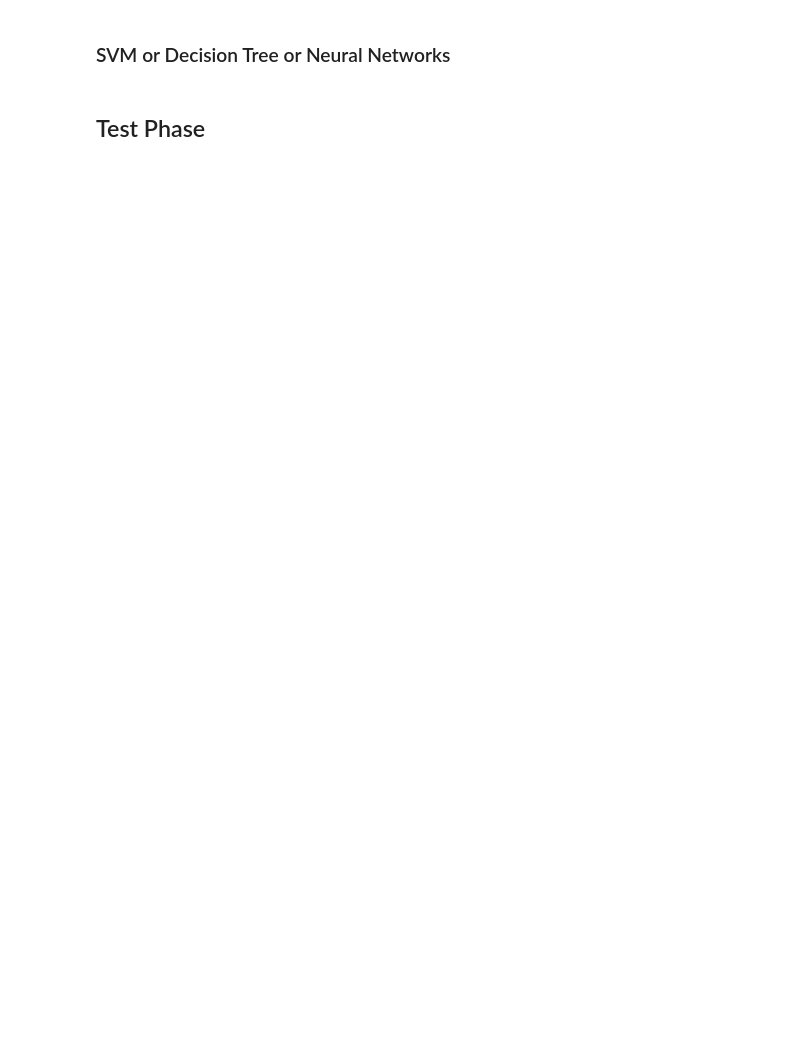
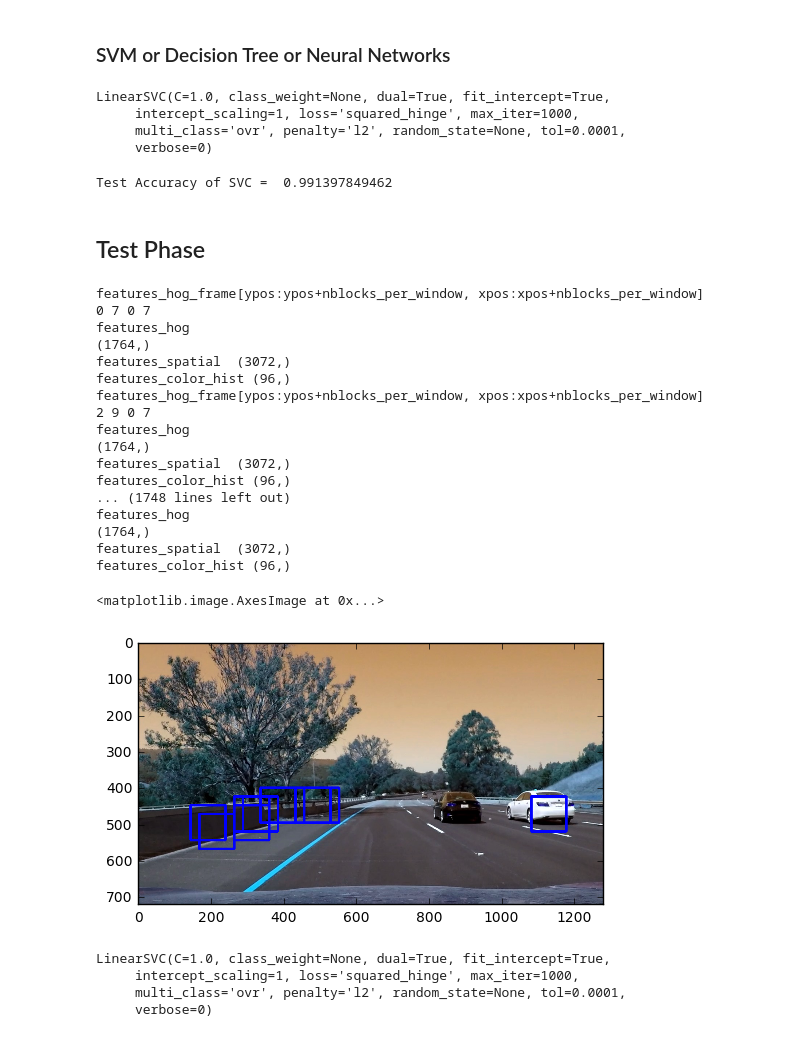
Before and after one commit to anujpotnis/CarND-Vehicle-Detection, a Jupyter notebook: vehicle-detection.ipynb, the cells around one changed output. Cells and saved outputs as stored; diff of their text form; code cells hidden in the pictures; blank space fills up the shorter version.

```diff
--- a/vehicle-detection.ipynb
+++ b/vehicle-detection.ipynb
@@ -3,6 +3,10 @@
 # %%
 # Define HOG parameters
 p_HOG = {'orient':9, 'pix_per_cell':8, 'cell_per_block':2}
+
+ystart = 400
+ystop = 656
+scale = 1.5
 # %% [markdown]
 ### Library Import and Data Read
 # %%
@@ -90,0 +123,3 @@ X_data = scale_features(features_array)
+# %%
+XScaler = StandardScaler().fit(features_array)
+X_data = XScaler.transform(features_array)
@@ -123,12 +171,19 @@ X_train, X_test, y_train, y_test = train_test_split(
 # %%
 svc = LinearSVC()
 svc.fit(X_train, y_train)
+# %% [output]
+LinearSVC(C=1.0, class_weight=None, dual=True, fit_intercept=True,
+     intercept_scaling=1, loss='squared_hinge', max_iter=1000,
+     multi_class='ovr', penalty='l2', random_state=None, tol=0.0001,
+     verbose=0)
 # %%
 print('Test Accuracy of SVC = ', svc.score(X_test, y_test))
+# %% [output]
+Test Accuracy of SVC =  0.991397849462
 # %% [markdown]
 ## Test Phase
 # %%
-img = cv2.imread('./test_images/test1.jpg')
+img = cv2.imread('./test_images/test6.jpg')
 img_hsv = cv2.cvtColor(img, cv2.COLOR_BGR2HSV)
 gray = cv2.cvtColor(img, cv2.COLOR_BGR2GRAY)
 
@@ -139,7 +194,7 @@ def find_cars(img, ystart, ystop, scale, svc,  p_HOG):
     img_roi = img[ystart:ystop,:,:]
     if scale != 1:
         imshape = img_roi.shape
-        ctrans_tosearch = cv2.resize(img_tosearch, (np.int(imshape[1]/scale), np.int(imshape[0]/scale)))
+        img_roi = cv2.resize(img_roi, (np.int(imshape[1]/scale), np.int(imshape[0]/scale)))
 
     ch1 = img_roi[:,:,0]
     ch2 = img_roi[:,:,1]
@@ -176,42 +231,78 @@ def find_cars(img, ystart, ystop, scale, svc,  p_HOG):
             ypos = yb*cells_per_step
             xpos = xb*cells_per_step
             # Extract HOG for this patch
+            print('features_hog_frame[ypos:ypos+nblocks_per_window, xpos:xpos+nblocks_per_window]')
+            print(ypos, ypos+nblocks_per_window, xpos, xpos+nblocks_per_window)
             features_hog = features_hog_frame[ypos:ypos+nblocks_per_window, xpos:xpos+nblocks_per_window].ravel()
-
+            print('features_hog')
+            print(features_hog.shape)
             xleft = xpos*p_HOG['pix_per_cell']
             ytop = ypos*p_HOG['pix_per_cell']
 
             # Extract the image patch
             img_patch = cv2.resize(img_roi[ytop:ytop+window, xleft:xleft+window], (64,64))
 
             # Get color features
             features_spatial = bin_spatial(img_patch)
+            print('features_spatial ',features_spatial.shape)
+
             features_color_hist = color_hist(img_patch)
+            print('features_color_hist', features_color_hist.shape)
+
+#             print("Testing: ")
+#             print(np.max(features_hog))
+#             print(np.max(features_spatial))
+#             print(np.max(features_color_hist))
 
             # Scale features and make a prediction
 #             test_features = np.hstack((spatial_features, hist_features, features_hog)).reshape(1, -1)
-            test_features = np.concatenate((features_hog, features_spatial, features_color_hist))
-            test_features = scale_features(test_features)
+            test_features = np.concatenate((features_hog, features_spatial, features_color_hist)).reshape(1, -1)
+#             test_features = scale_features(test_features)
+            test_features = XScaler.transform(test_features)
+#             test_features = PCA.transform(test_features)
+            test_features.shape
 
             #test_features = X_scaler.transform(np.hstack((shape_feat, hist_feat)).reshape(1, -1))
             test_prediction = svc.predict(test_features)
+
 
             if test_prediction == 1:
                 xbox_left = np.int(xleft*scale)
                 ytop_draw = np.int(ytop*scale)
                 win_draw = np.int(window*scale)
                 cv2.rectangle(draw_img,(xbox_left, ytop_draw+ystart),(xbox_left+win_draw,ytop_draw+win_draw+ystart),(0,0,255),6)
 
     return draw_img
 
-ystart = 400
-ystop = 656
-scale = 1
-
 out_img = find_cars(img, ystart, ystop, scale, svc, p_HOG)
 
 plt.imshow(out_img)
+# %% [output]
+features_hog_frame[ypos:ypos+nblocks_per_window, xpos:xpos+nblocks_per_window]
+0 7 0 7
+features_hog
+(1764,)
+features_spatial  (3072,)
+features_color_hist (96,)
+features_hog_frame[ypos:ypos+nblocks_per_window, xpos:xpos+nblocks_per_window]
+2 9 0 7
+features_hog
+(1764,)
+features_spatial  (3072,)
+features_color_hist (96,)
+... (1748 lines left out)
+features_hog
+(1764,)
+features_spatial  (3072,)
+features_color_hist (96,)
+<matplotlib.image.AxesImage at 0x...>
+[figure, added]
 # %%
 svc
+# %% [output]
+LinearSVC(C=1.0, class_weight=None, dual=True, fit_intercept=True,
+     intercept_scaling=1, loss='squared_hinge', max_iter=1000,
+     multi_class='ovr', penalty='l2', random_state=None, tol=0.0001,
+     verbose=0)
 # %%
 out_img.shape
```
Also changed, not shown: parts of 9 cells of this notebook, 1 other file.
